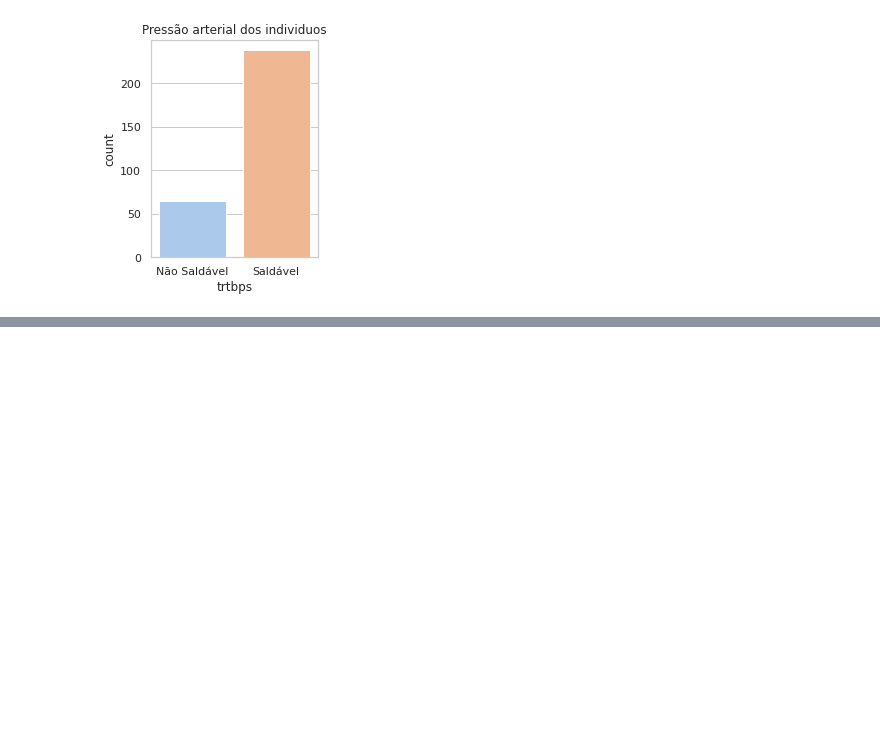
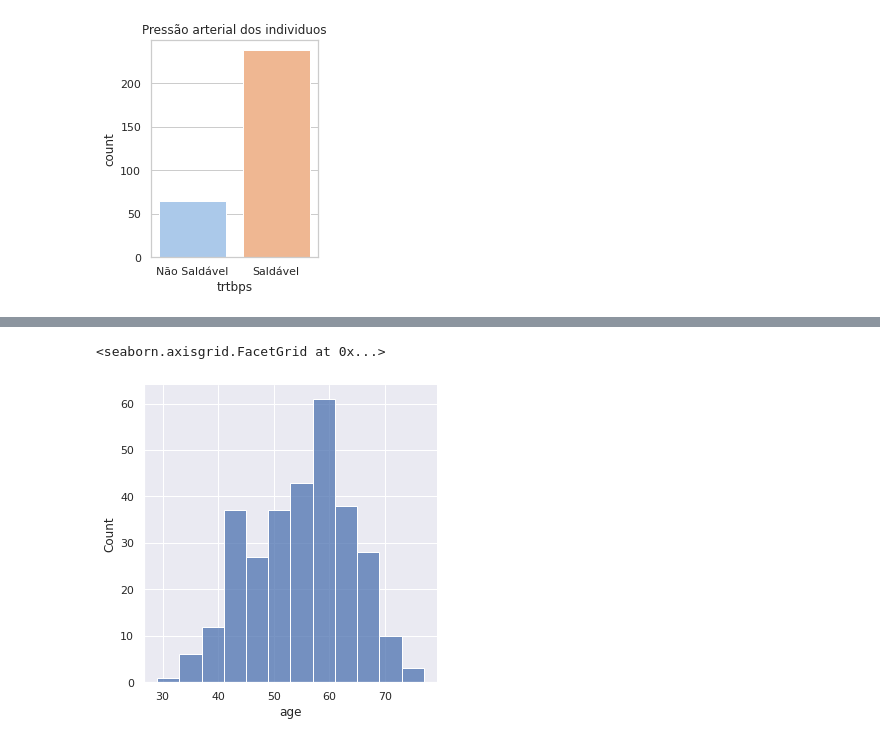
Before and after one commit to doissegundos/Heart_Attack_Analysis_and_Prediction, a Jupyter notebook: Heart_Attack.ipynb, the cells around one changed output, grey strips where cells are left out. Saved outputs shown, nothing was run; the diff lists cells and outputs as text; code cells hidden in the pictures; blank space fills up the shorter version.

```diff
--- a/Heart_Attack.ipynb
+++ b/Heart_Attack.ipynb
@@ -160,0 +230,6 @@ Pass the following variable as a keyword arg: x. From version 0.12, the only val
+# %%
+df['agec']=pd.cut(
+   df['age'],
+   bins=[0, 45, 55, 65, sys.maxsize],
+   labels=['0', '1', '2', '3']
+)
@@ -160,0 +252,7 @@ Pass the following variable as a keyword arg: x. From version 0.12, the only val
+# %%
+#Distribuição da idade dos individuos
+sns.set_theme(style="darkgrid")
+sns.displot(data=df, x="age")
+# %% [output]
+<seaborn.axisgrid.FacetGrid at 0x...>
+[figure, added]
```
Also changed, not shown: parts of 12 cells of this notebook.
